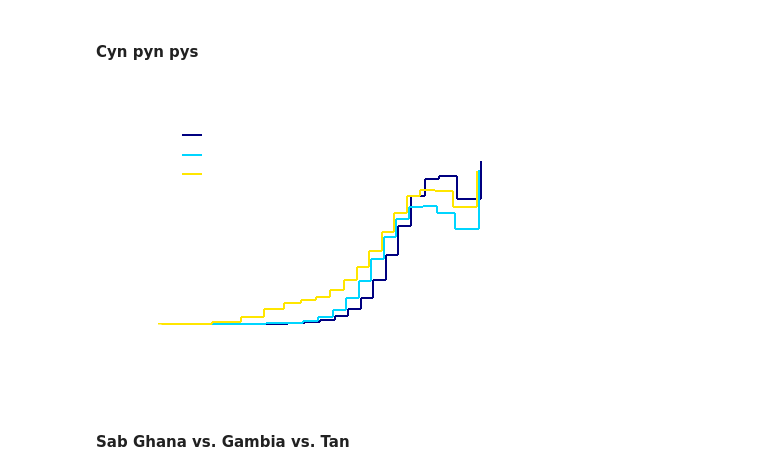
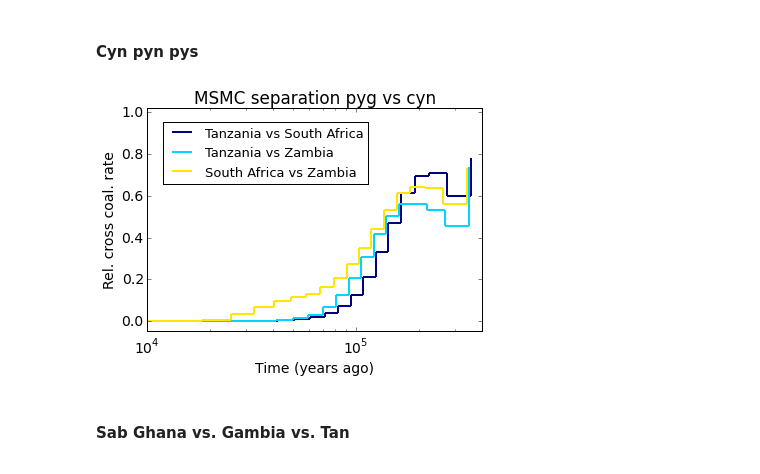
Before and after one commit to peterdfields/hs_vervet, a Jupyter notebook: notebooks/20141203_vervet_msmc.ipynb, the cells around one changed output. Cells and saved outputs as stored; diff of their text form; code cells hidden in the pictures.

```diff
--- a/notebooks/20141203_vervet_msmc.ipynb
+++ b/notebooks/20141203_vervet_msmc.ipynb
@@ -614,6 +614,9 @@ plt.legend()
 Conclusion: Only use 2 haplotypes to get further in the past!
 # %% [markdown]
 #### Cyn pyn pys
+# %%
+white_on_transparent = False
+save_fig = False
 # %%
 ids = ["AG5417_VSAM0021","AG5417_VZA3008","VSAM0021_VZA3008"]
 xmin = 10**4
@@ -637,35 +640,35 @@ for i,id in enumerate(ids):
 l = plt.legend(loc=(0.05,0.66),prop={'size':13})
 ax.set_xlim([xmin,4*10**5])
 ax.set_ylim([-.05,1.02])
 ax.set_xscale('log')
-title_obj = plt.title("MSMC separation pyg vs cyn".format(f_pop))
+title_obj = plt.title("MSMC separation pyg vs cyn")
 ax.set_xlabel("Time (years ago)")
 ax.set_ylabel("Rel. cross coal. rate")
 if white_on_transparent:
     ax=plt.gca()
     ax.set_clip_on(False)
     ax.tick_params(axis='x', colors='w')
     ax.tick_params(axis='y', colors='w')
     ax.yaxis.label.set_color('w')
     ax.xaxis.label.set_color('w')
     plt.setp(title_obj, color='w')
     for text in l.get_texts():
         text.set_color("w")
     #cbytick_obj = plt.getp(colorbar.ax.axes, 'yticklabels')                #tricky
     #plt.setp(cbytick_obj, color='w')
     for child in ax.get_children():
         if isinstance(child, mpl.spines.Spine):
             child.set_color("white")
     plt.tick_params(which='minor', color='w')
     #mappable.set_alpha(1)
     #mappable.set_linewidth(0) #this is important to avoid black lines in transparent SVG
     l.legendPatch.set_alpha(0.)
 if save_fig:
     #plt.tight_layout()
 
     plt.savefig(jn(figure_dir,'msms_cyn_pyn_vs_pys.svg'), transparent=True,bbox_extra_artists=(l,), bbox_inches='tight')
 # %% [output]
-[figure, old version]
+[figure, new version]
 # %%
 ids = ["AG5417_VSAM0021","AG5417_VZA3008","VSAM0021_VZA3008"]
 fig, ax = plt.subplots()
```
Also changed, not shown: parts of 3 cells of this notebook, 10 other files.
